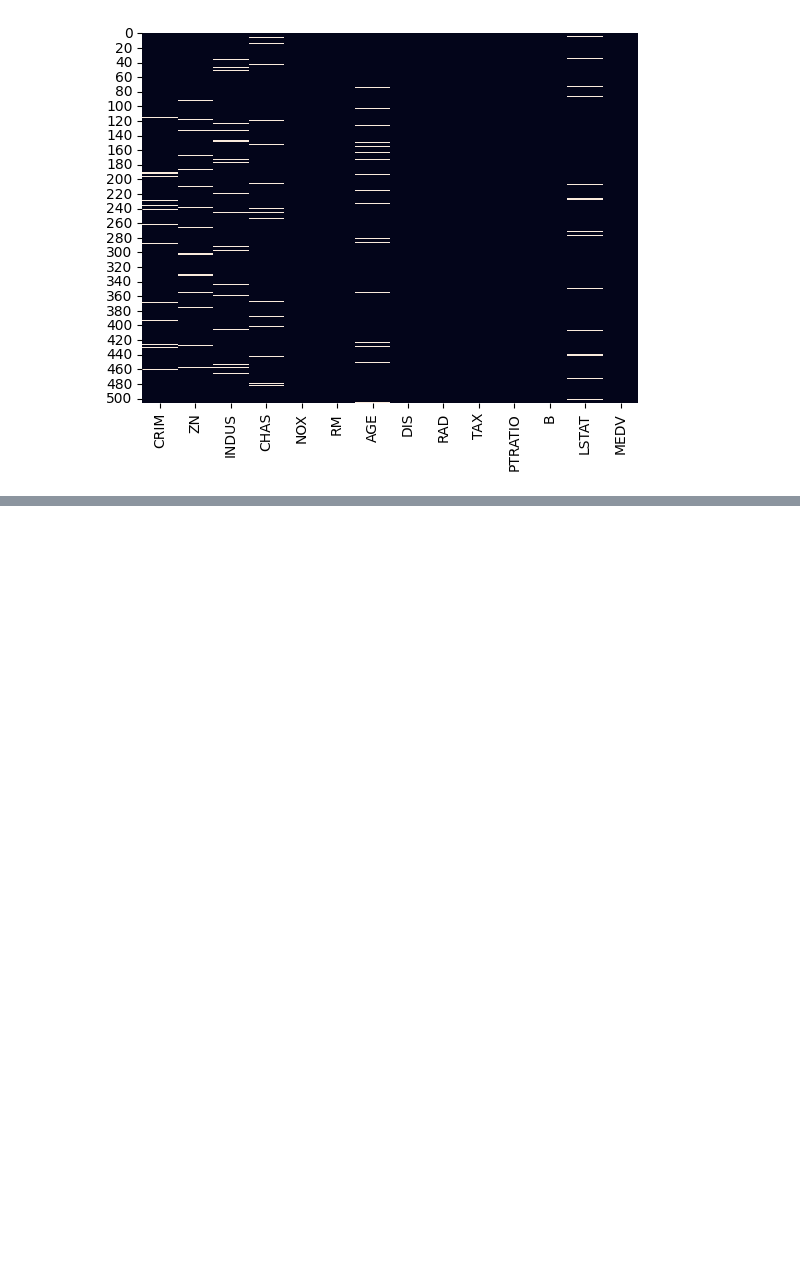
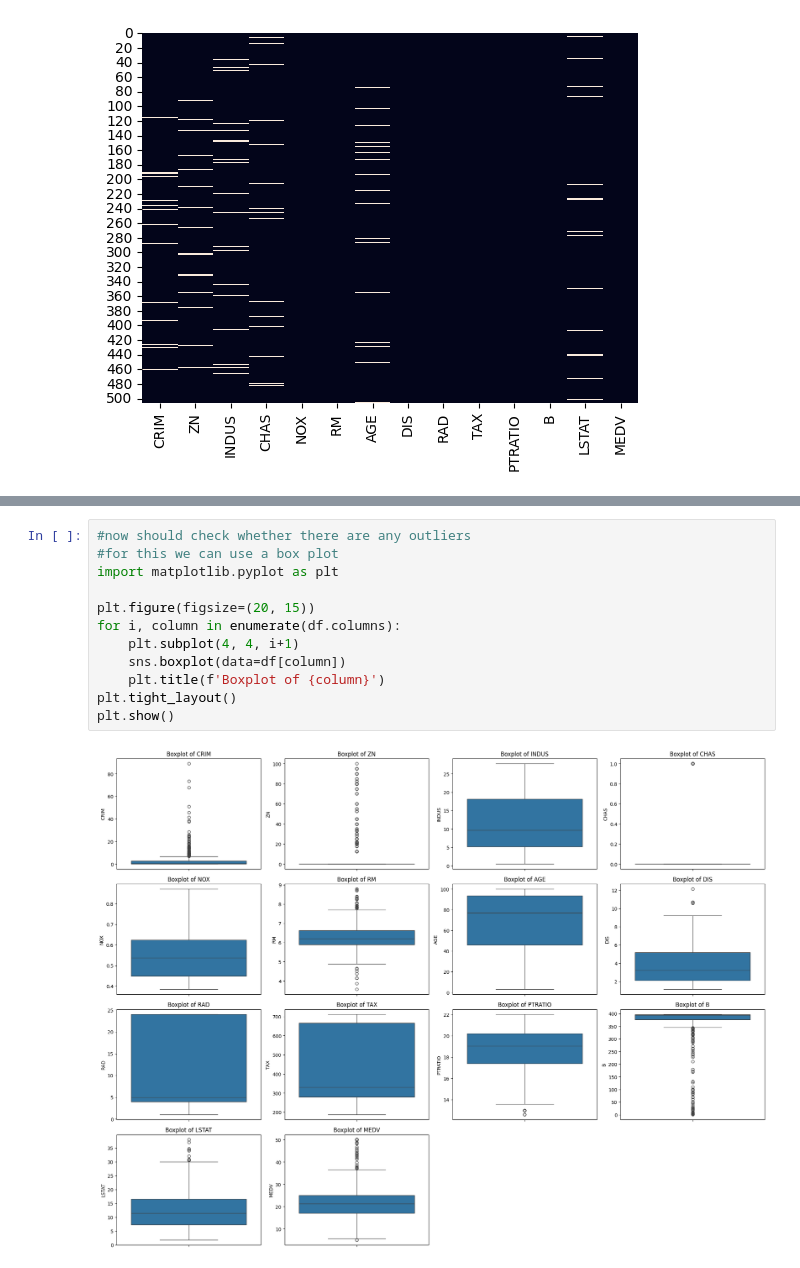
Before and after one commit to M-Rathnayake/House-Price-Prediction, a Jupyter notebook: housingBoston.ipynb, the cells around one changed output, grey strips where cells are left out. Drawn from its saved outputs; the diff is of its cells as text; blank space fills up the shorter version.

Commit message:
outlier identification using boxplots

```diff
--- a/housingBoston.ipynb
+++ b/housingBoston.ipynb
@@ -61,3 +61,17 @@ df.isnull().sum()
 | LSTAT | 0 |
 | MEDV | 0 |
 dtype: int64
+# %%
+#now should check whether there are any outliers
+#for this we can use a box plot
+import matplotlib.pyplot as plt
+
+plt.figure(figsize=(20, 15))
+for i, column in enumerate(df.columns):
+    plt.subplot(4, 4, i+1)
+    sns.boxplot(data=df[column])
+    plt.title(f'Boxplot of {column}')
+plt.tight_layout()
+plt.show()
+# %% [output]
+[figure, added]
```
Also changed, not shown: parts of 1 cell of this notebook.
